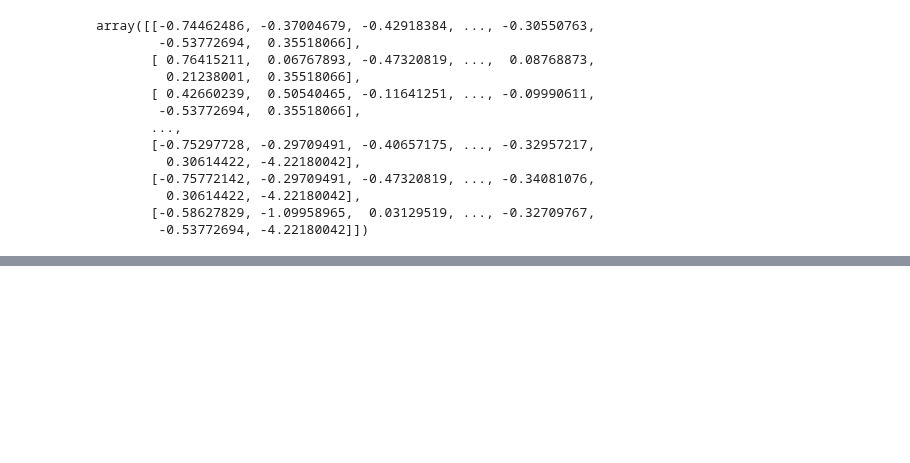
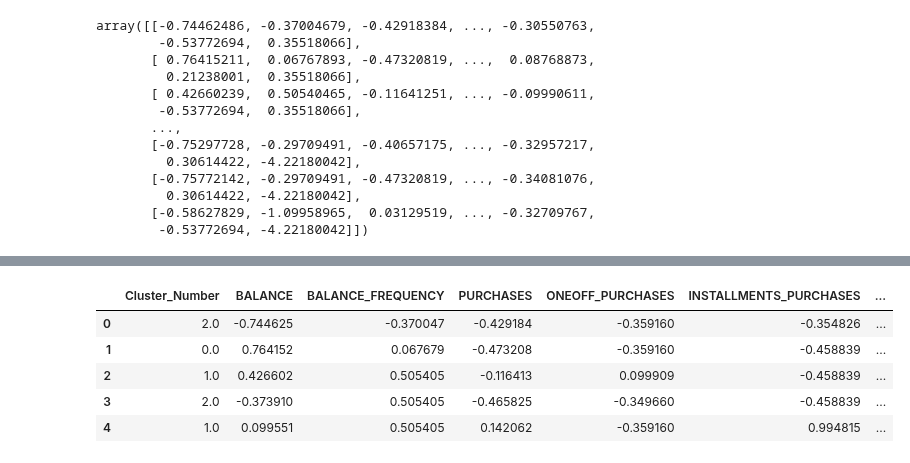
Before and after one commit to Twtamaris/machine_learning, a Jupyter notebook: business_problem/app.ipynb, the cells around one changed output, grey strips where cells are left out. Saved outputs shown, nothing was run; the diff lists cells and outputs as text; code cells hidden in the pictures; blank space fills up the shorter version.

```diff
--- a/business_problem/app.ipynb
+++ b/business_problem/app.ipynb
@@ -194,0 +220,2 @@ array([[-0.74462486, -0.37004679, -0.42918384, ..., -0.30550763,
+# %%
+y_kmeans = y_kmeans.reshape(-1, 1)
@@ -194,0 +226,9 @@ array([[-0.74462486, -0.37004679, -0.42918384, ..., -0.30550763,
+# %%
+b = np.concatenate((y_kmeans, data), axis=1)
+# %%
+b = pd.DataFrame(data =b, columns=["Cluster_Number", 'BALANCE', 'BALANCE_FREQUENCY', 'PURCHASES',
+       'ONEOFF_PURCHASES', 'INSTALLMENTS_PURCHASES', 'CASH_ADVANCE',
+       'PURCHASES_FREQUENCY', 'ONEOFF_PURCHASES_FREQUENCY',
+       'PURCHASES_INSTALLMENTS_FREQUENCY', 'CASH_ADVANCE_FREQUENCY',
+       'CASH_ADVANCE_TRX', 'PURCHASES_TRX', 'CREDIT_LIMIT', 'PAYMENTS',
+       'MINIMUM_PAYMENTS', 'PRC_FULL_PAYMENT', 'TENURE'])
@@ -194,0 +245,9 @@ array([[-0.74462486, -0.37004679, -0.42918384, ..., -0.30550763,
+# %%
+b.head()
+# %% [output]
+|  | Cluster_Number | BALANCE | BALANCE_FREQUENCY | PURCHASES | ONEOFF_PURCHASES | INSTALLMENTS_PURCHASES | ... |
+| 0 | 2.0 | -0.744625 | -0.370047 | -0.429184 | -0.359160 | -0.354826 | ... |
+| 1 | 0.0 | 0.764152 | 0.067679 | -0.473208 | -0.359160 | -0.458839 | ... |
+| 2 | 1.0 | 0.426602 | 0.505405 | -0.116413 | 0.099909 | -0.458839 | ... |
+| 3 | 2.0 | -0.373910 | 0.505405 | -0.465825 | -0.349660 | -0.458839 | ... |
+| 4 | 1.0 | 0.099551 | 0.505405 | 0.142062 | -0.359160 | 0.994815 | ... |
```
Also changed, not shown: parts of 18 cells of this notebook, 1 other file.
